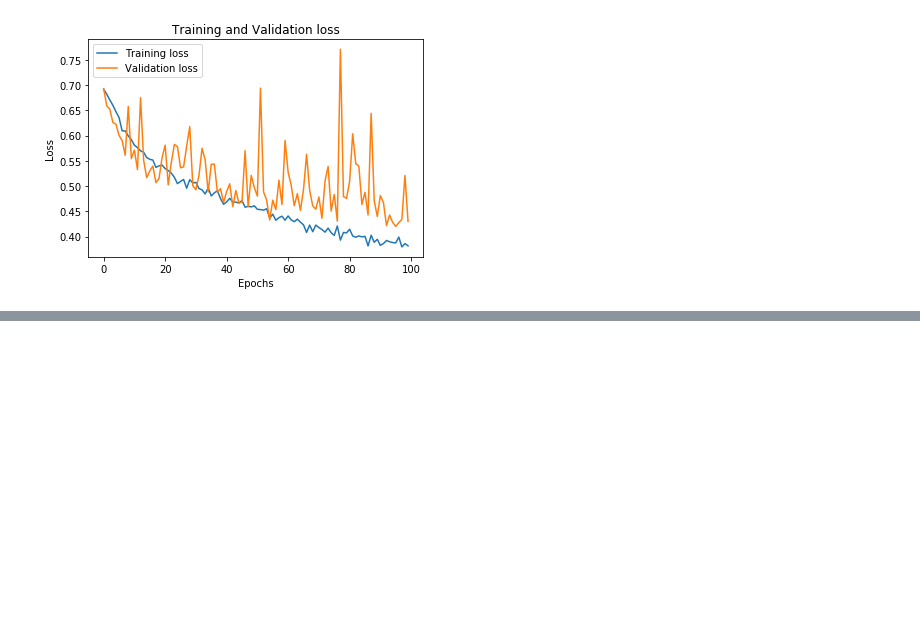
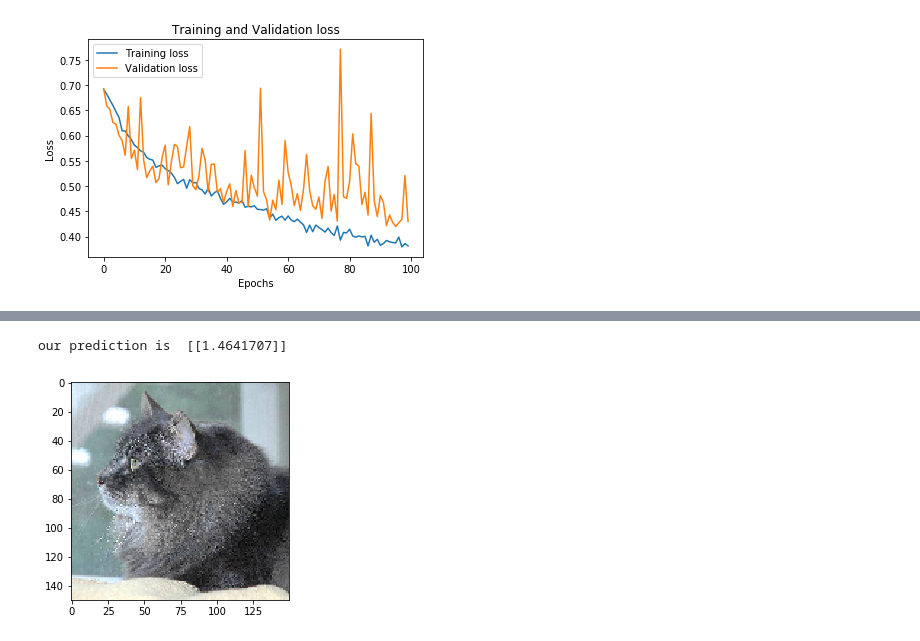
Before and after one commit to constantinembufung/CNN-classifier-for-cats-and-dogs, a Jupyter notebook: CNN_classifier_for_dog_and_cat.ipynb, the cells around one changed output, grey strips where cells are left out. Saved outputs shown, nothing was run; the diff lists cells and outputs as text; code cells hidden in the pictures; blank space fills up the shorter version.

```diff
--- a/CNN_classifier_for_dog_and_cat.ipynb
+++ b/CNN_classifier_for_dog_and_cat.ipynb
@@ -449,0 +649,4 @@ AttributeError: module 'keras.preprocessing.image' has no attribute 'load_im'
+# %%
+from keras.models import load_model
+model = load_model('cats_and_dogs_small_2.h5')
+model.summary()
@@ -449,0 +698,20 @@ AttributeError: module 'keras.preprocessing.image' has no attribute 'load_im'
+# %%
+#step  - Test model
+import os, shutil
+original_test = "/Users/online1/Documents/jupyter-tut/CNN-Classifier-Deep-Learning/dog-cat-dataset/test"
+path = os.path.join(original_test , '230.jpg')
+
+img = image.load_img(path, target_size = (150,150))
+img_tensor = image.img_to_array(img)
+img_tensor = np.expand_dims(img_tensor, axis=0)
+img_tensor /=255.
+
+prediction = model.predict(img_tensor)
+
+print('our prediction is ', prediction*100.)
+
+plt.imshow(img_tensor[0])
+plt.show()
+# %% [output]
+our prediction is  [[1.4641707]]
+[figure, added]
```
Also changed, not shown: parts of 42 cells of this notebook.
